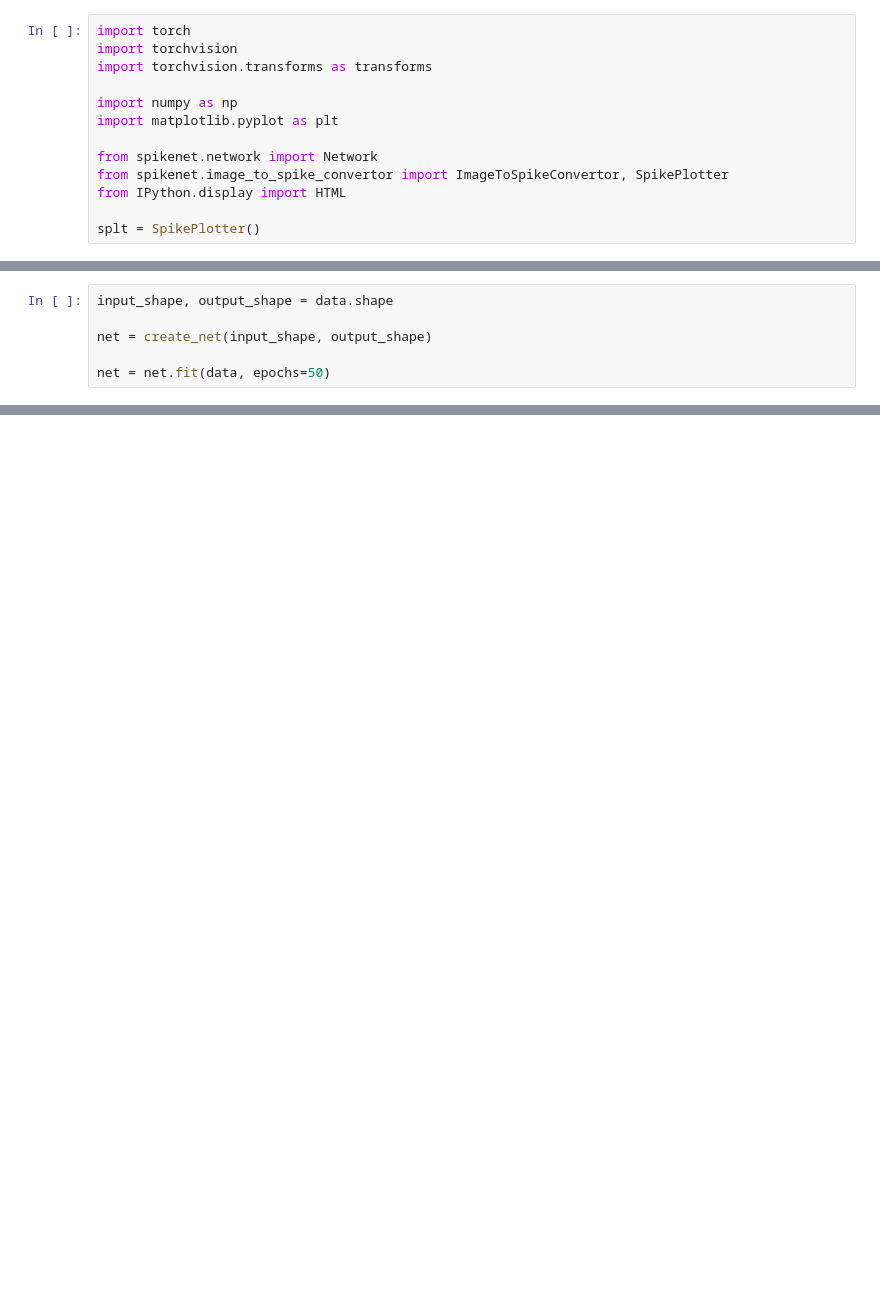
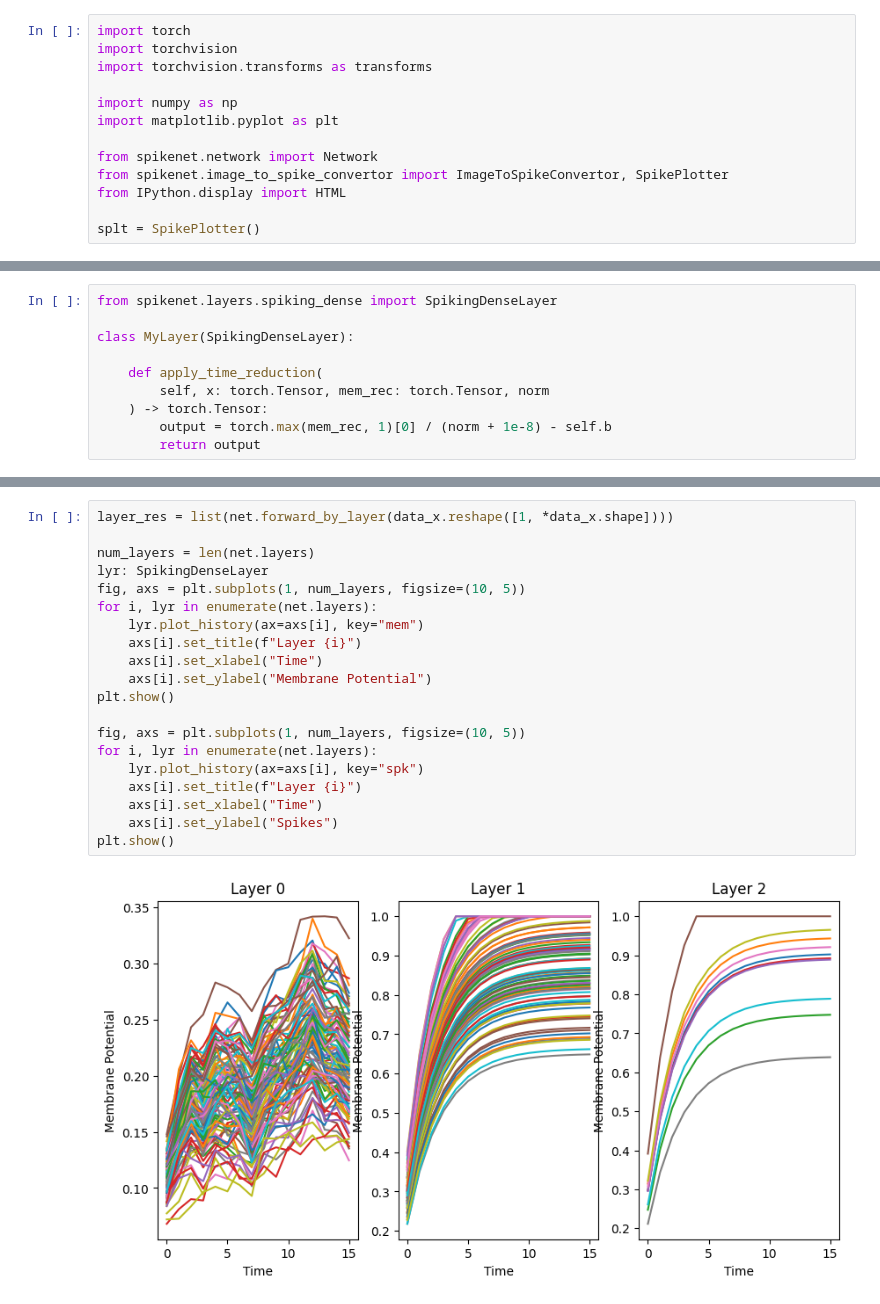
Before and after one commit to ArefMq/action-recognition-via-snn, a Jupyter notebook: SimpleSpikingNetwork.ipynb, the cells around one changed output, grey strips where cells are left out. Saved outputs shown, nothing was run; the diff lists cells and outputs as text; blank space fills up the shorter version.

```diff
--- a/SimpleSpikingNetwork.ipynb
+++ b/SimpleSpikingNetwork.ipynb
@@ -72 +63,11 @@ data.describe()
+# %%
+from spikenet.layers.spiking_dense import SpikingDenseLayer
+
+class MyLayer(SpikingDenseLayer):
+
+    def apply_time_reduction(
+        self, x: torch.Tensor, mem_rec: torch.Tensor, norm
+    ) -> torch.Tensor:
+        output = torch.max(mem_rec, 1)[0] / (norm + 1e-8) - self.b
+        return output
 # %%
@@ -90,6 +81,0 @@ def create_net(input_shape, output_shape):
-# %%
-input_shape, output_shape = data.shape
-
-net = create_net(input_shape, output_shape)
-
-net = net.fit(data, epochs=50)
@@ -95,0 +94,22 @@ net = net.fit(data, epochs=50)
+# %%
+layer_res = list(net.forward_by_layer(data_x.reshape([1, *data_x.shape])))
+
+num_layers = len(net.layers)
+lyr: SpikingDenseLayer
+fig, axs = plt.subplots(1, num_layers, figsize=(10, 5))
+for i, lyr in enumerate(net.layers):
+    lyr.plot_history(ax=axs[i], key="mem")
+    axs[i].set_title(f"Layer {i}")
+    axs[i].set_xlabel("Time")
+    axs[i].set_ylabel("Membrane Potential")
+plt.show()
+
+fig, axs = plt.subplots(1, num_layers, figsize=(10, 5))
+for i, lyr in enumerate(net.layers):
+    lyr.plot_history(ax=axs[i], key="spk")
+    axs[i].set_title(f"Layer {i}")
+    axs[i].set_xlabel("Time")
+    axs[i].set_ylabel("Spikes")
+plt.show()
+# %% [output]
+[figure, added]
```
Also changed, not shown: parts of 20 cells of this notebook, 11 other files.
